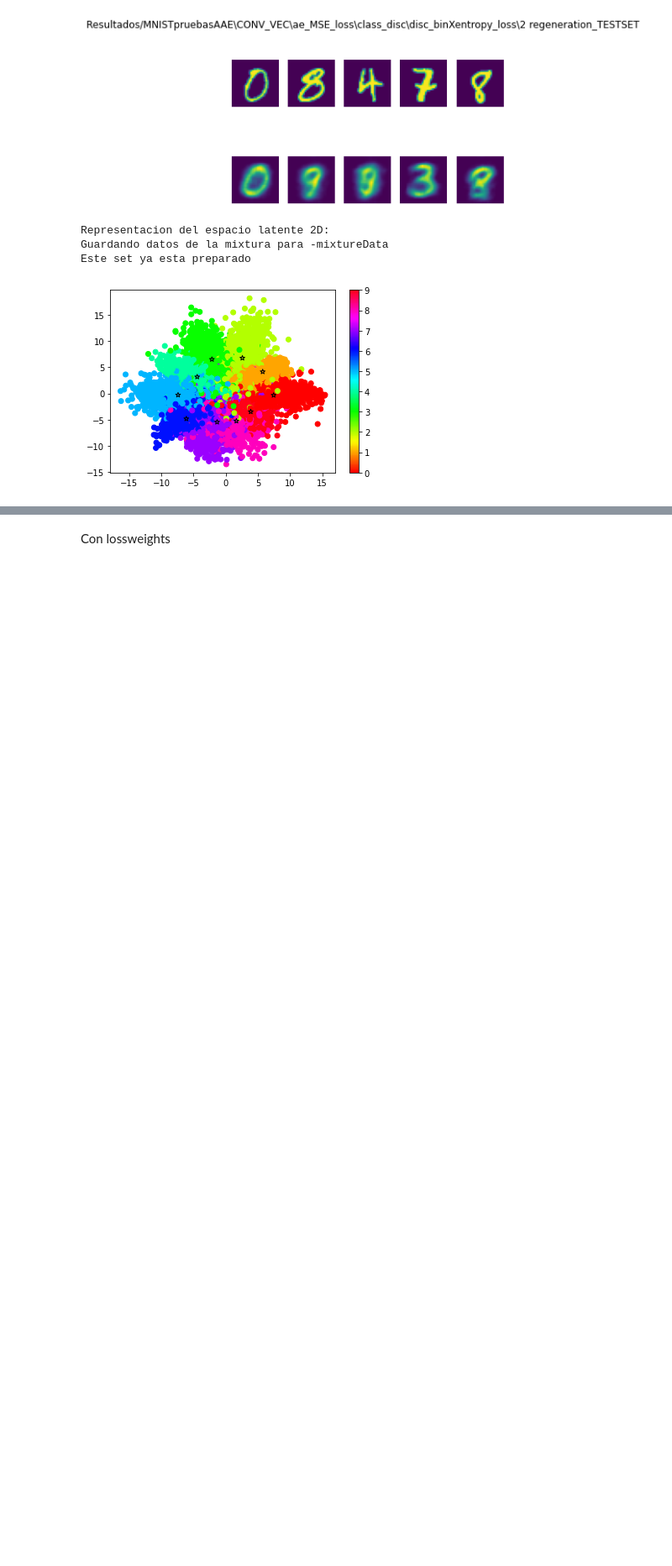
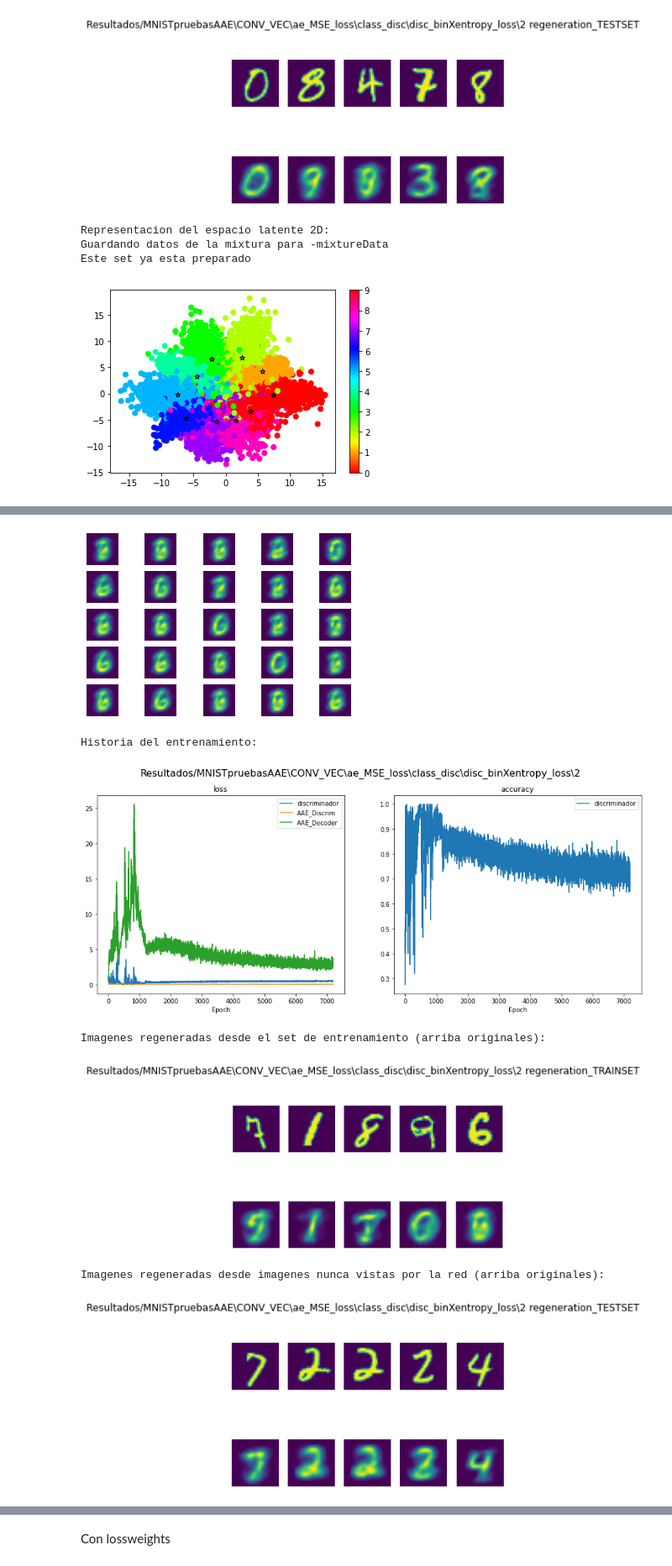
Before and after one commit to TFG-FcoJavier/TFG, a Jupyter notebook: MNIST_pruebasAAE.ipynb, the cells around one changed output, grey strips where cells are left out. Shown at 84% size. Drawn from its saved outputs; the diff is of its cells as text; code cells hidden in the pictures; blank space fills up the shorter version.

```diff
--- a/MNIST_pruebasAAE.ipynb
+++ b/MNIST_pruebasAAE.ipynb
@@ -475,3 +537,8 @@ Representacion del espacio latente 2D:
 Guardando datos de la mixtura para -mixtureData
 Este set ya esta preparado
 [figure]
+# %%
+disc=(build_class_discriminator ,"class_disc",{"clases":10}, {"truth":true_multivariate_sampler, "truth_kwargs":{"nclases":10}, "falsehood":fake_class_sampler})
+model_name = "CONV_VEC"
+tryModel(disc=disc, enc=enc, dec=dec, model_name=model_name)
+# %% [output]
@@ -477,0 +560,7 @@ Este set ya esta preparado
+[figure, added]
+Historia del entrenamiento:
+[figure, added]
+Imagenes regeneradas desde el set de entrenamiento (arriba originales):
+[figure, added]
+Imagenes regeneradas desde imagenes nunca vistas por la red (arriba originales):
+[figure, added]
```
Also changed, not shown: parts of 5 cells of this notebook, 1 other file.
